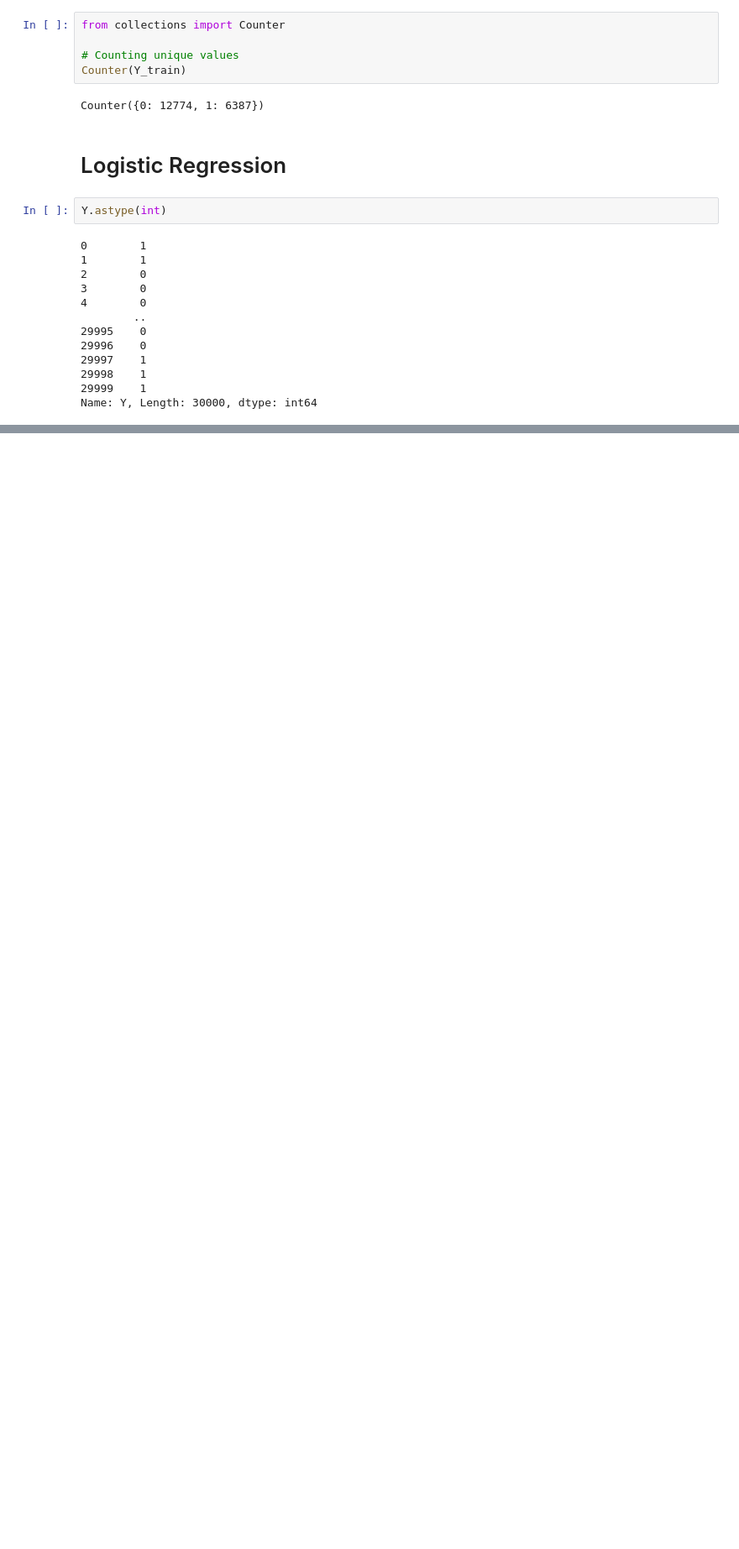
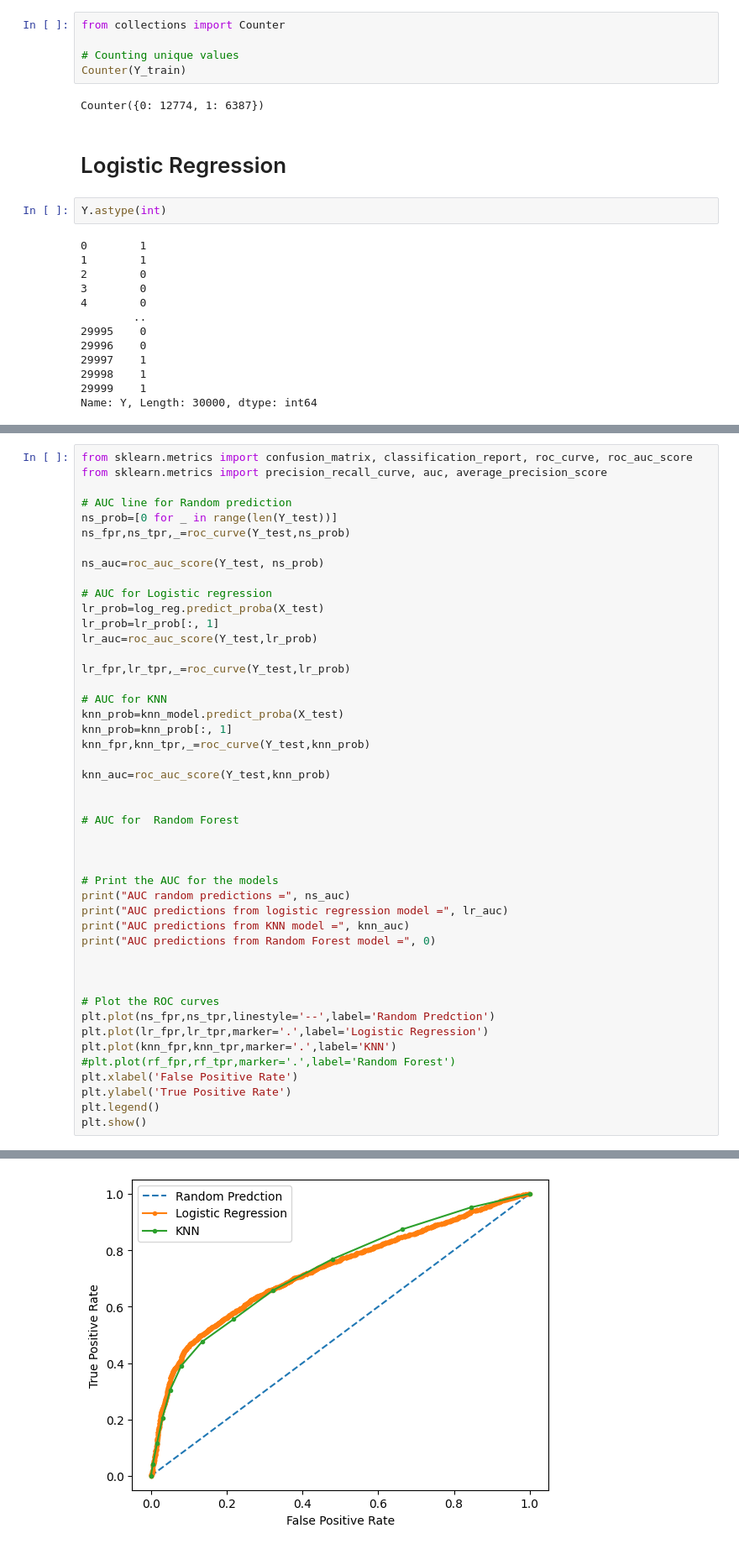
Before and after one commit to ecribbie/6912_PROJECT, a Jupyter notebook: data_analysis.ipynb, the cells around one changed output, grey strips where cells are left out. Shown at 84% size. Drawn from its saved outputs; the diff is of its cells as text; blank space fills up the shorter version.

```diff
--- a/data_analysis.ipynb
+++ b/data_analysis.ipynb
@@ -161,0 +219,47 @@ weighted avg       0.79      0.81      0.80      6000
+# %%
+from sklearn.metrics import confusion_matrix, classification_report, roc_curve, roc_auc_score
+from sklearn.metrics import precision_recall_curve, auc, average_precision_score
+
+# AUC line for Random prediction
+ns_prob=[0 for _ in range(len(Y_test))]
+ns_fpr,ns_tpr,_=roc_curve(Y_test,ns_prob)
+
+ns_auc=roc_auc_score(Y_test, ns_prob)
+
+# AUC for Logistic regression
+lr_prob=log_reg.predict_proba(X_test)
+lr_prob=lr_prob[:, 1]
+lr_auc=roc_auc_score(Y_test,lr_prob)
+
+lr_fpr,lr_tpr,_=roc_curve(Y_test,lr_prob)
+
+# AUC for KNN
+knn_prob=knn_model.predict_proba(X_test)
+knn_prob=knn_prob[:, 1]
+knn_fpr,knn_tpr,_=roc_curve(Y_test,knn_prob)
+
+knn_auc=roc_auc_score(Y_test,knn_prob)
+
+
+# AUC for  Random Forest
+
+
+
+# Print the AUC for the models
+print("AUC random predictions =", ns_auc)
+print("AUC predictions from logistic regression model =", lr_auc)
+print("AUC predictions from KNN model =", knn_auc)
+print("AUC predictions from Random Forest model =", 0)
+
+
+
+# Plot the ROC curves
+plt.plot(ns_fpr,ns_tpr,linestyle='--',label='Random Predction')
+plt.plot(lr_fpr,lr_tpr,marker='.',label='Logistic Regression')
+plt.plot(knn_fpr,knn_tpr,marker='.',label='KNN')
+#plt.plot(rf_fpr,rf_tpr,marker='.',label='Random Forest')
+plt.xlabel('False Positive Rate')
+plt.ylabel('True Positive Rate')
+plt.legend()
+plt.show()
+# %% [output]
@@ -161,0 +270 @@ weighted avg       0.79      0.81      0.80      6000
+[figure, added]
```
Also changed, not shown: parts of 7 cells of this notebook.
